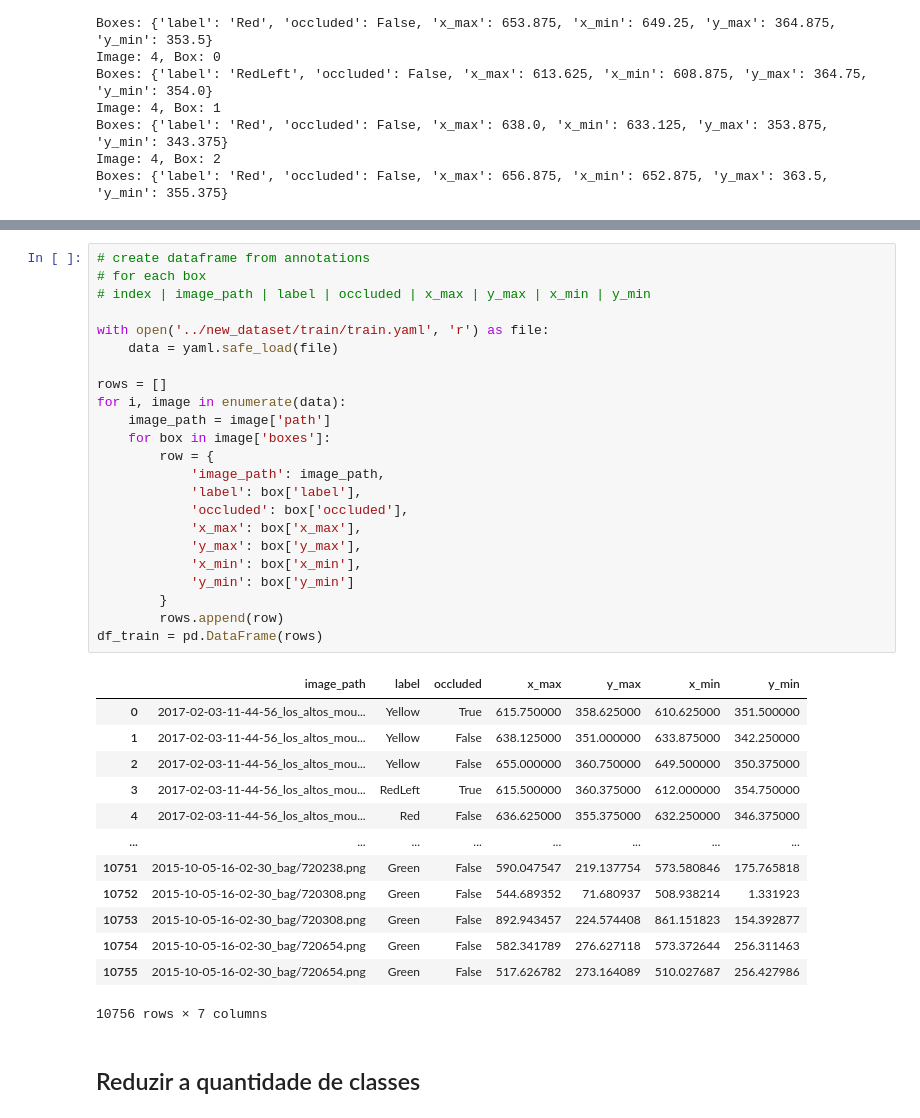
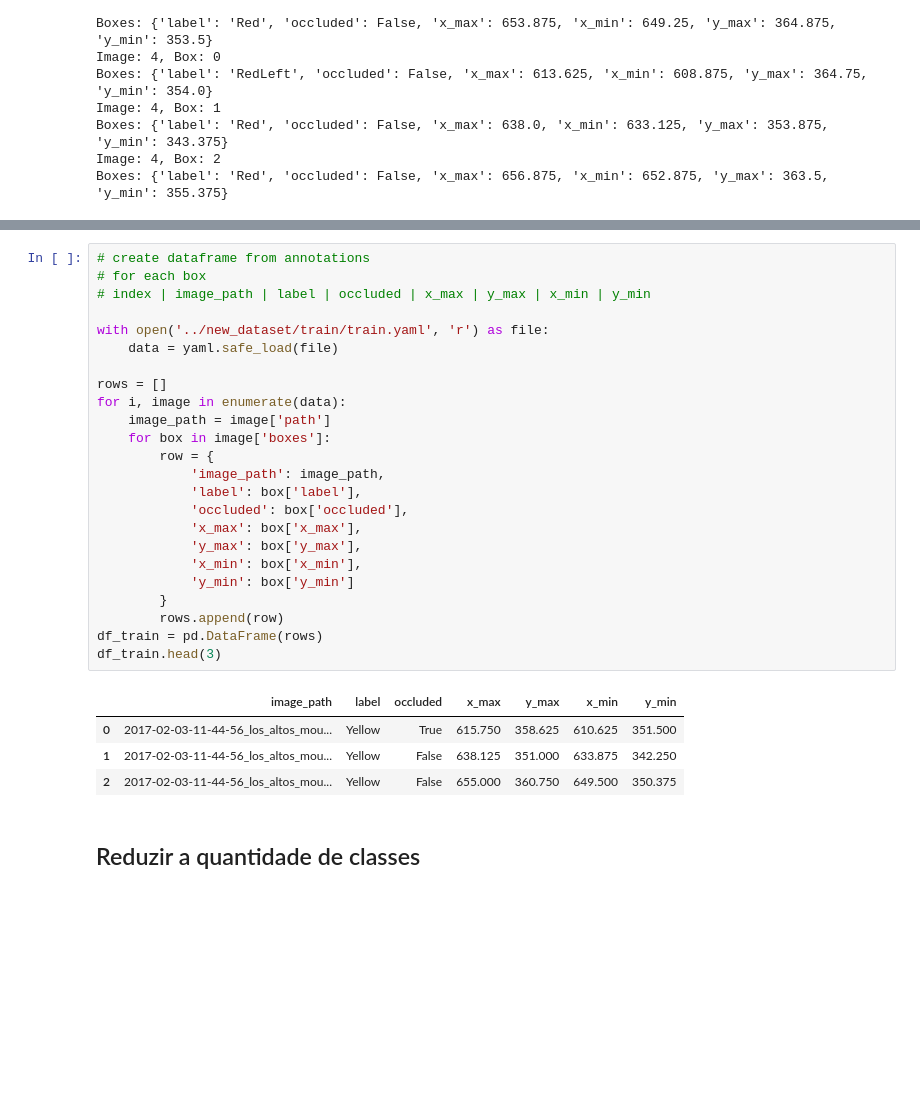
Before and after one commit to erlonL/dl-projeto-final, a Jupyter notebook: src/notebooks/1-treat-visualize-classes.ipynb, the cells around one changed output, grey strips where cells are left out. Drawn from its saved outputs; the diff is of its cells as text; blank space fills up the shorter version.

```diff
--- a/src/notebooks/1-treat-visualize-classes.ipynb
+++ b/src/notebooks/1-treat-visualize-classes.ipynb
@@ -188,40 +204,32 @@ df_test = pd.DataFrame(rows)
 # %%
 # create dataframe from annotations
 # for each box
 # index | image_path | label | occluded | x_max | y_max | x_min | y_min
 
 with open('../new_dataset/train/train.yaml', 'r') as file:
     data = yaml.safe_load(file)
 
 rows = []
 for i, image in enumerate(data):
     image_path = image['path']
     for box in image['boxes']:
         row = {
             'image_path': image_path,
             'label': box['label'],
             'occluded': box['occluded'],
             'x_max': box['x_max'],
             'y_max': box['y_max'],
             'x_min': box['x_min'],
             'y_min': box['y_min']
         }
         rows.append(row)
 df_train = pd.DataFrame(rows)
+df_train.head(3)
 # %% [output]
 |  | image_path | label | occluded | x_max | y_max | x_min | y_min |
-| 0 | 2017-02-03-11-44-56_los_altos_mou... | Yellow | True | 615.750000 | 358.625000 | 610.625000 | 351.500000 |
-| 1 | 2017-02-03-11-44-56_los_altos_mou... | Yellow | False | 638.125000 | 351.000000 | 633.875000 | 342.250000 |
-| 2 | 2017-02-03-11-44-56_los_altos_mou... | Yellow | False | 655.000000 | 360.750000 | 649.500000 | 350.375000 |
-| 3 | 2017-02-03-11-44-56_los_altos_mou... | RedLeft | True | 615.500000 | 360.375000 | 612.000000 | 354.750000 |
-| 4 | 2017-02-03-11-44-56_los_altos_mou... | Red | False | 636.625000 | 355.375000 | 632.250000 | 346.375000 |
-| ... | ... | ... | ... | ... | ... | ... | ... |
-| 10751 | 2015-10-05-16-02-30_bag/720238.png | Green | False | 590.047547 | 219.137754 | 573.580846 | 175.765818 |
-| 10752 | 2015-10-05-16-02-30_bag/720308.png | Green | False | 544.689352 | 71.680937 | 508.938214 | 1.331923 |
-| 10753 | 2015-10-05-16-02-30_bag/720308.png | Green | False | 892.943457 | 224.574408 | 861.151823 | 154.392877 |
-| 10754 | 2015-10-05-16-02-30_bag/720654.png | Green | False | 582.341789 | 276.627118 | 573.372644 | 256.311463 |
-| 10755 | 2015-10-05-16-02-30_bag/720654.png | Green | False | 517.626782 | 273.164089 | 510.027687 | 256.427986 |
+| 0 | 2017-02-03-11-44-56_los_altos_mou... | Yellow | True | 615.750 | 358.625 | 610.625 | 351.500 |
+| 1 | 2017-02-03-11-44-56_los_altos_mou... | Yellow | False | 638.125 | 351.000 | 633.875 | 342.250 |
+| 2 | 2017-02-03-11-44-56_los_altos_mou... | Yellow | False | 655.000 | 360.750 | 649.500 | 350.375 |
-10756 rows × 7 columns
 # %% [markdown]
 ## Reduzir a quantidade de classes
 # %%
```
Also changed, not shown: parts of 8 cells of this notebook, 2 other files.
